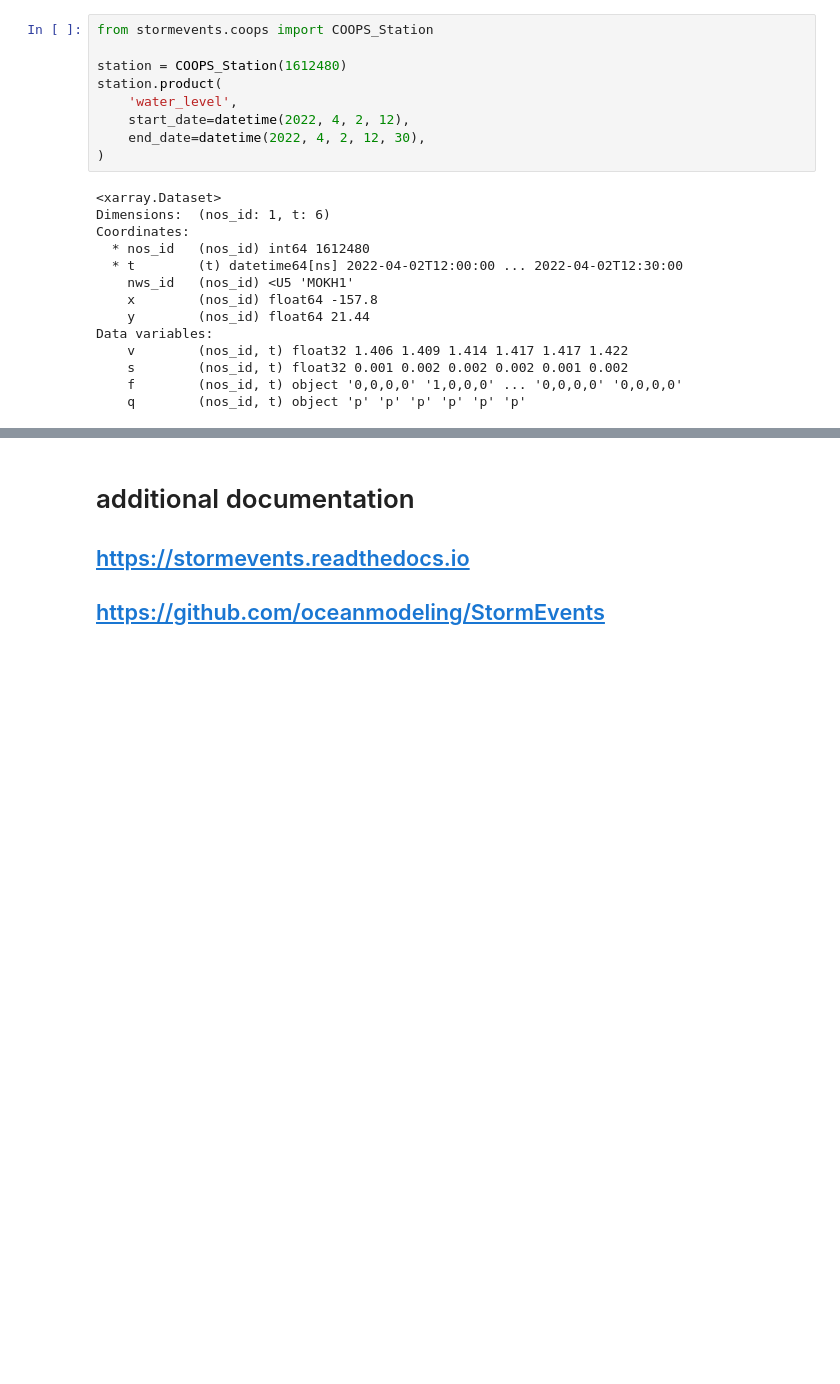
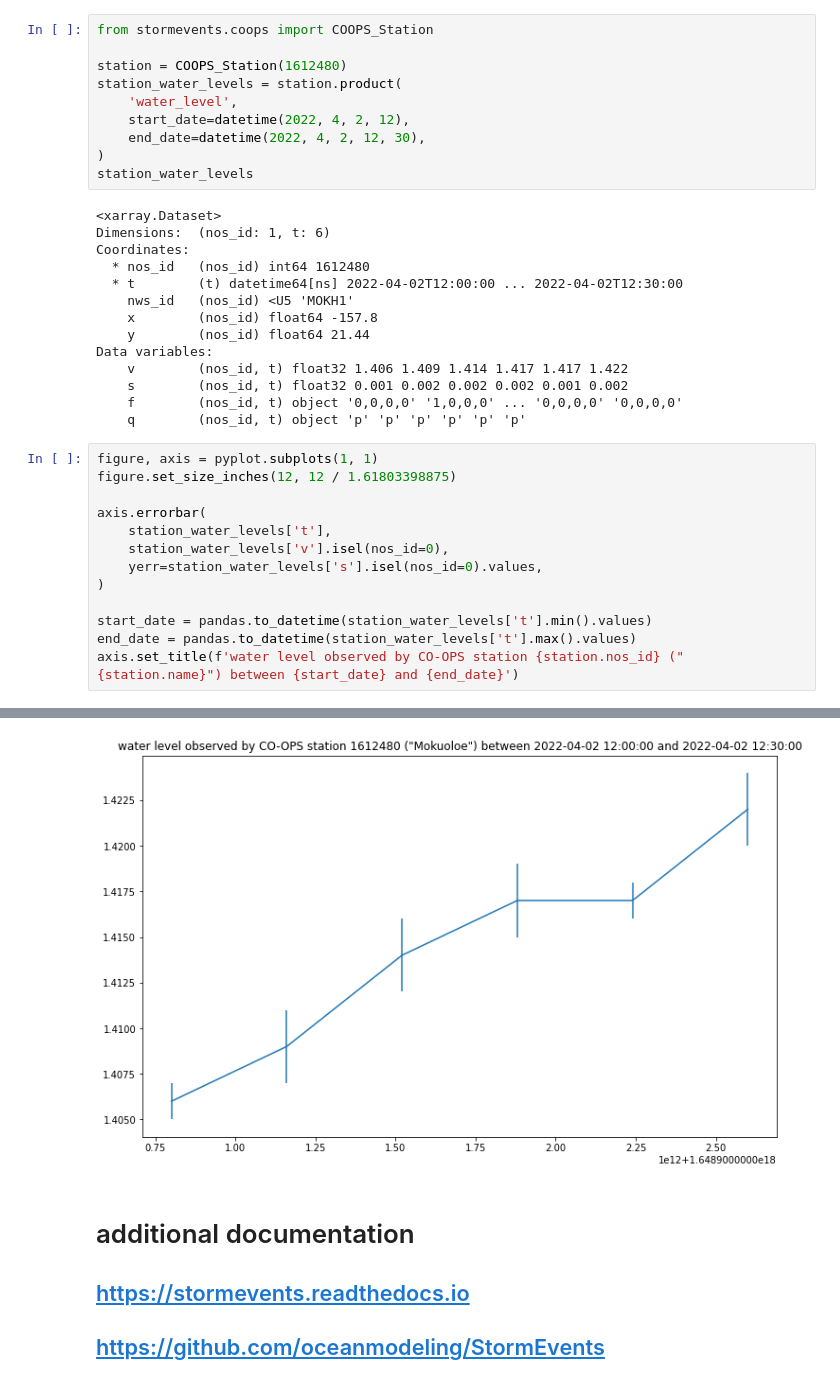
Before and after one commit to oceanmodeling/StormEvents, a Jupyter notebook: examples/example_2.ipynb, the cells around one changed output, grey strips where cells are left out. Saved outputs shown, nothing was run; the diff lists cells and outputs as text; blank space fills up the shorter version.

```diff
--- a/examples/example_2.ipynb
+++ b/examples/example_2.ipynb
@@ -114,11 +135,12 @@ Data variables:
 from stormevents.coops import COOPS_Station
 
 station = COOPS_Station(1612480)
-station.product(
+station_water_levels = station.product(
     'water_level',
     start_date=datetime(2022, 4, 2, 12),
     end_date=datetime(2022, 4, 2, 12, 30),
 )
+station_water_levels
 # %% [output]
 <xarray.Dataset>
 Dimensions:  (nos_id: 1, t: 6)
@@ -133,3 +155,17 @@ Data variables:
     s        (nos_id, t) float32 0.001 0.002 0.002 0.002 0.001 0.002
     f        (nos_id, t) object '0,0,0,0' '1,0,0,0' ... '0,0,0,0' '0,0,0,0'
     q        (nos_id, t) object 'p' 'p' 'p' 'p' 'p' 'p'
+# %%
+figure, axis = pyplot.subplots(1, 1)
+figure.set_size_inches(12, 12 / 1.61803398875)
+
+axis.errorbar(
+    station_water_levels['t'],
+    station_water_levels['v'].isel(nos_id=0),
+    yerr=station_water_levels['s'].isel(nos_id=0).values,
+)
+
+start_date = pandas.to_datetime(station_water_levels['t'].min().values)
+end_date = pandas.to_datetime(station_water_levels['t'].max().values)
+axis.set_title(f'water level observed by CO-OPS station {station.nos_id} ("{station.name}") between {start_date} and {end_date}')
+# %% [output]
@@ -136,3 +173,4 @@ Data variables:
+[figure, added]
 # %% [markdown]
 # additional documentation
 ## https://stormevents.readthedocs.io
```
Also changed, not shown: parts of 3 cells of this notebook.
